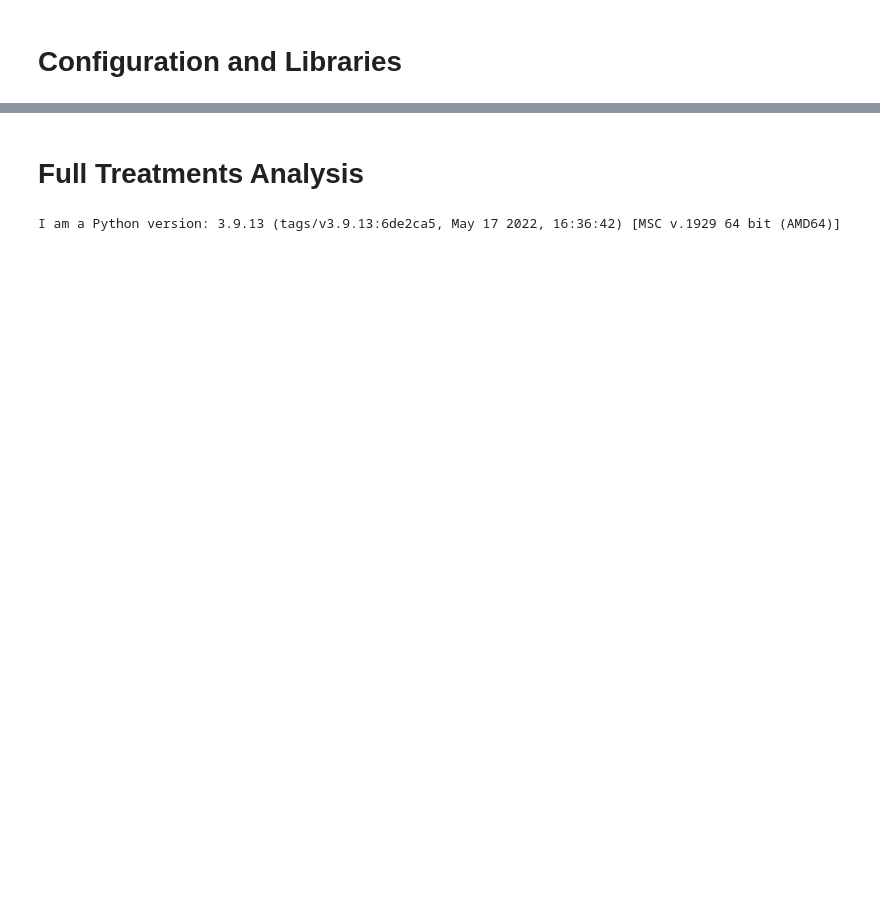
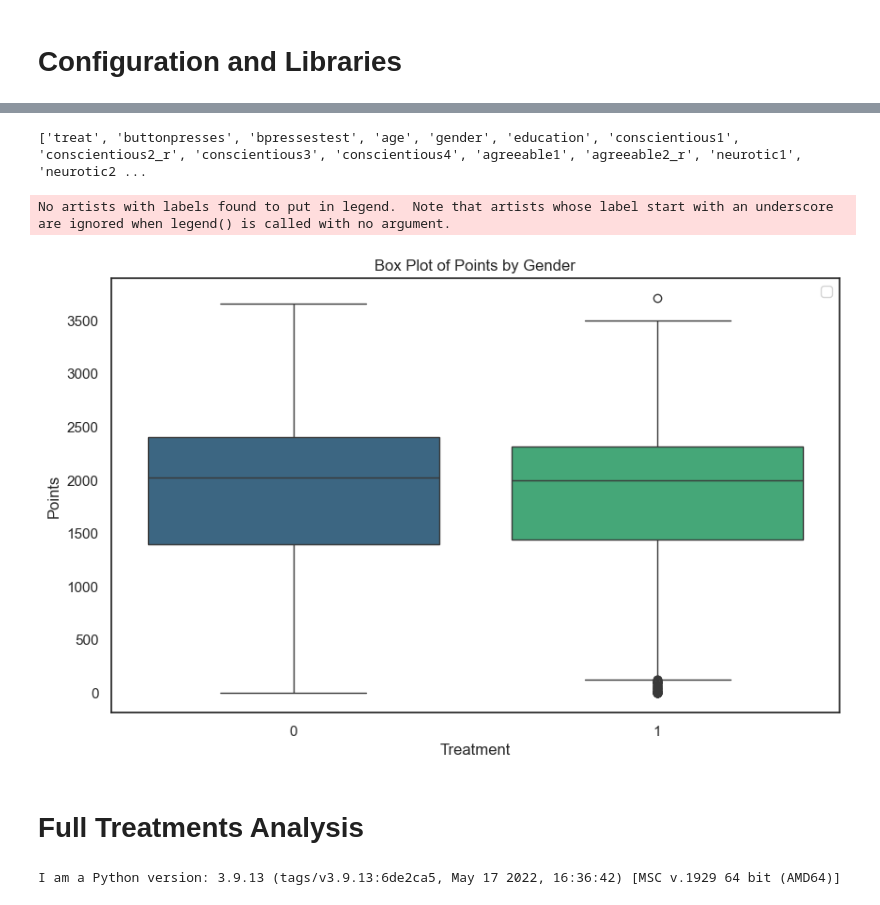
Before and after one commit to klaushajdaraj/ml-treatment-effects, a Jupyter notebook: Analytics.ipynb, the cells around one changed output, grey strips where cells are left out. Cells and saved outputs as stored; diff of their text form; code cells hidden in the pictures; blank space fills up the shorter version.

```diff
--- a/Analytics.ipynb
+++ b/Analytics.ipynb
@@ -18,3 +34,23 @@ df = pd.read_csv(
+# %%
+print(list(df.columns))
+# %% [output]
+['treat', 'buttonpresses', 'bpressestest', 'age', 'gender', 'education', 'conscientious1', 'conscientious2_r', 'conscientious3', 'conscientious4', 'agreeable1', 'agreeable2_r', 'neurotic1', 'neurotic2 ...
+# %%
+# Create the box plot
+plt.figure(figsize=(10, 6))
+sns.boxplot(x='gender', y='buttonpresses', data=df[df['gender']!=2], palette='viridis')
+
+# Add labels and title
+plt.title('Box Plot of Points by Gender')
+plt.ylabel('Points')
+plt.xlabel('Treatment')
+plt.legend()
+
+# Show plot
+plt.show()
+# %% [output]
+No artists with labels found to put in legend.  Note that artists whose label start with an underscore are ignored when legend() is called with no argument.
+[figure, added]
 # %% [markdown]
 # Full Treatments Analysis
 # %%
```
Also changed, not shown: parts of 23 cells of this notebook.
